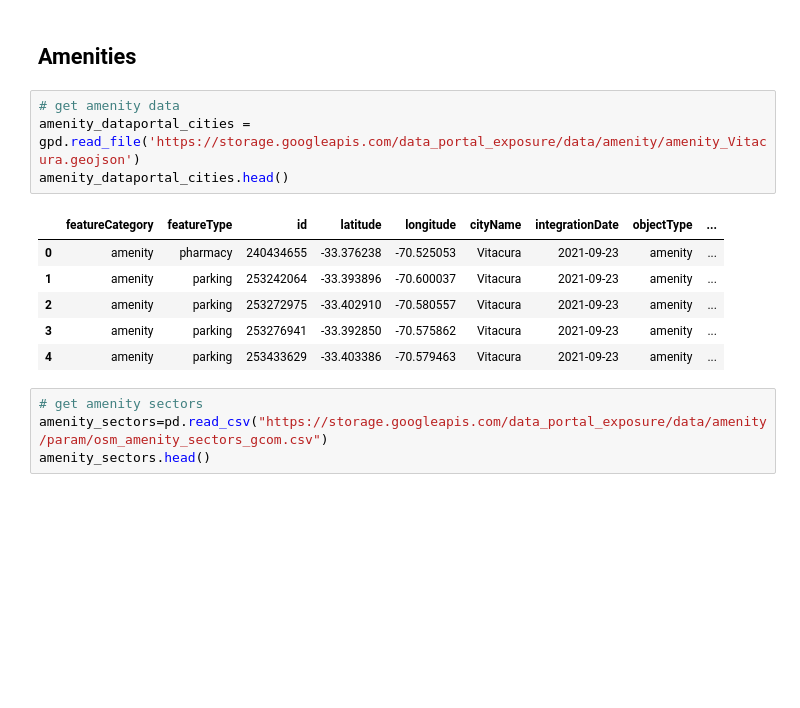
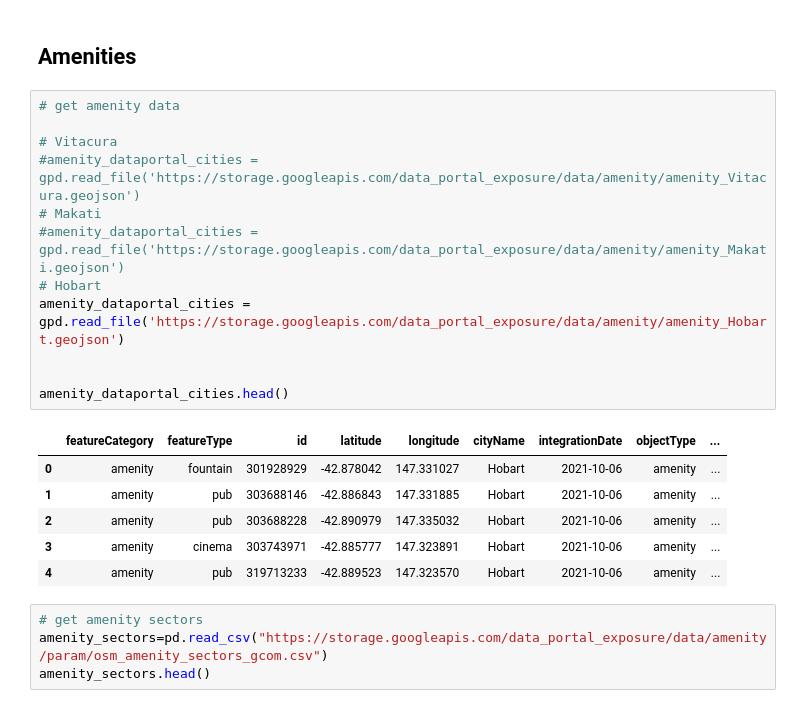
Before and after one commit to wri/cities-dataportal-exposure, a Jupyter notebook: exposure/amenity_exposure_heat.ipynb, the cells around one changed output. Cells and saved outputs as stored; diff of their text form; blank space fills up the shorter version.

```diff
--- a/exposure/amenity_exposure_heat.ipynb
+++ b/exposure/amenity_exposure_heat.ipynb
@@ -28,15 +35,23 @@ boundaries_cities.head()
 ## Amenities
 # %%
 # get amenity data
-amenity_dataportal_cities = gpd.read_file('https://storage.googleapis.com/data_portal_exposure/data/amenity/amenity_Vitacura.geojson')
+
+# Vitacura
+#amenity_dataportal_cities = gpd.read_file('https://storage.googleapis.com/data_portal_exposure/data/amenity/amenity_Vitacura.geojson')
+# Makati
+#amenity_dataportal_cities = gpd.read_file('https://storage.googleapis.com/data_portal_exposure/data/amenity/amenity_Makati.geojson')
+# Hobart
+amenity_dataportal_cities = gpd.read_file('https://storage.googleapis.com/data_portal_exposure/data/amenity/amenity_Hobart.geojson')
+
+
 amenity_dataportal_cities.head()
 # %% [output]
 |  | featureCategory | featureType | id | latitude | longitude | cityName | integrationDate | objectType | ... |
-| 0 | amenity | pharmacy | 240434655 | -33.376238 | -70.525053 | Vitacura | 2021-09-23 | amenity | ... |
-| 1 | amenity | parking | 253242064 | -33.393896 | -70.600037 | Vitacura | 2021-09-23 | amenity | ... |
-| 2 | amenity | parking | 253272975 | -33.402910 | -70.580557 | Vitacura | 2021-09-23 | amenity | ... |
-| 3 | amenity | parking | 253276941 | -33.392850 | -70.575862 | Vitacura | 2021-09-23 | amenity | ... |
-| 4 | amenity | parking | 253433629 | -33.403386 | -70.579463 | Vitacura | 2021-09-23 | amenity | ... |
+| 0 | amenity | fountain | 301928929 | -42.878042 | 147.331027 | Hobart | 2021-10-06 | amenity | ... |
+| 1 | amenity | pub | 303688146 | -42.886843 | 147.331885 | Hobart | 2021-10-06 | amenity | ... |
+| 2 | amenity | pub | 303688228 | -42.890979 | 147.335032 | Hobart | 2021-10-06 | amenity | ... |
+| 3 | amenity | cinema | 303743971 | -42.885777 | 147.323891 | Hobart | 2021-10-06 | amenity | ... |
+| 4 | amenity | pub | 319713233 | -42.889523 | 147.323570 | Hobart | 2021-10-06 | amenity | ... |
 # %%
 # get amenity sectors
 amenity_sectors=pd.read_csv("https://storage.googleapis.com/data_portal_exposure/data/amenity/param/osm_amenity_sectors_gcom.csv")
```
Also changed, not shown: parts of 10 cells of this notebook, 23 other files.
